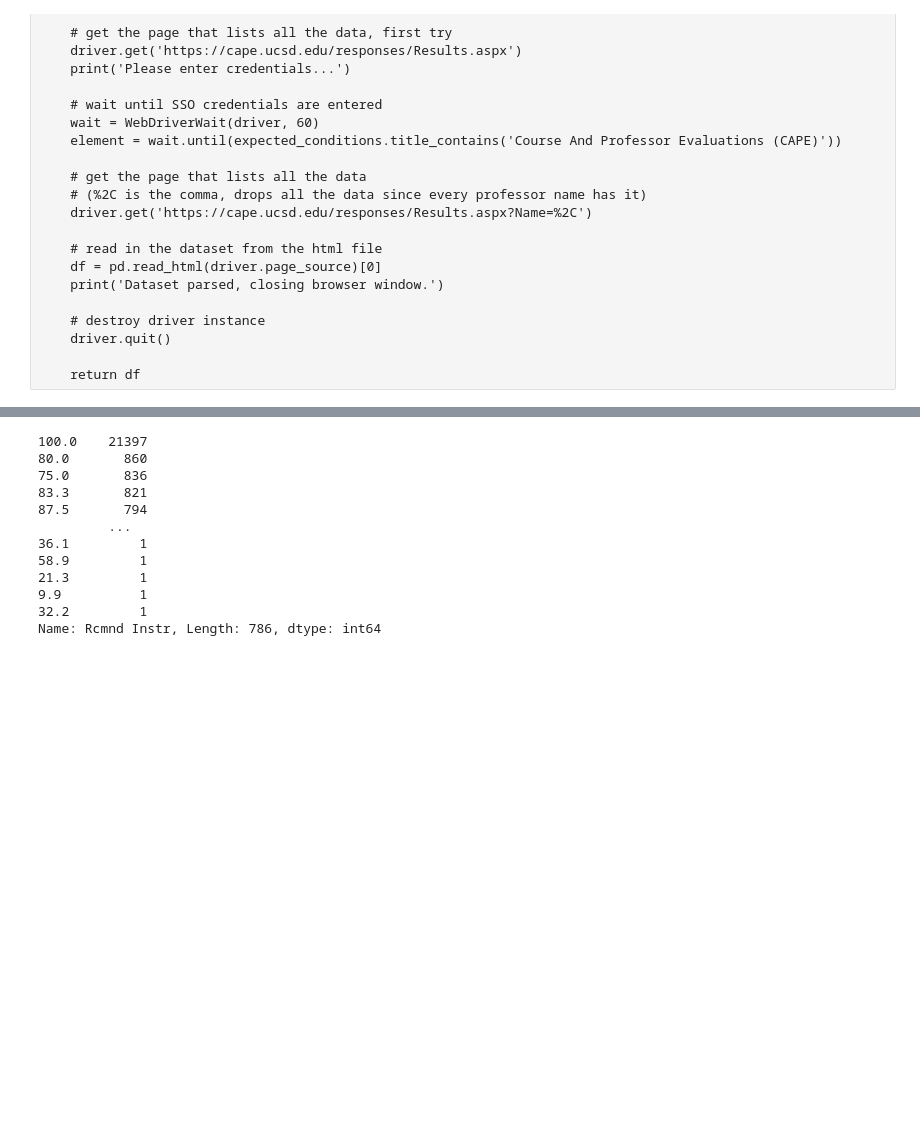
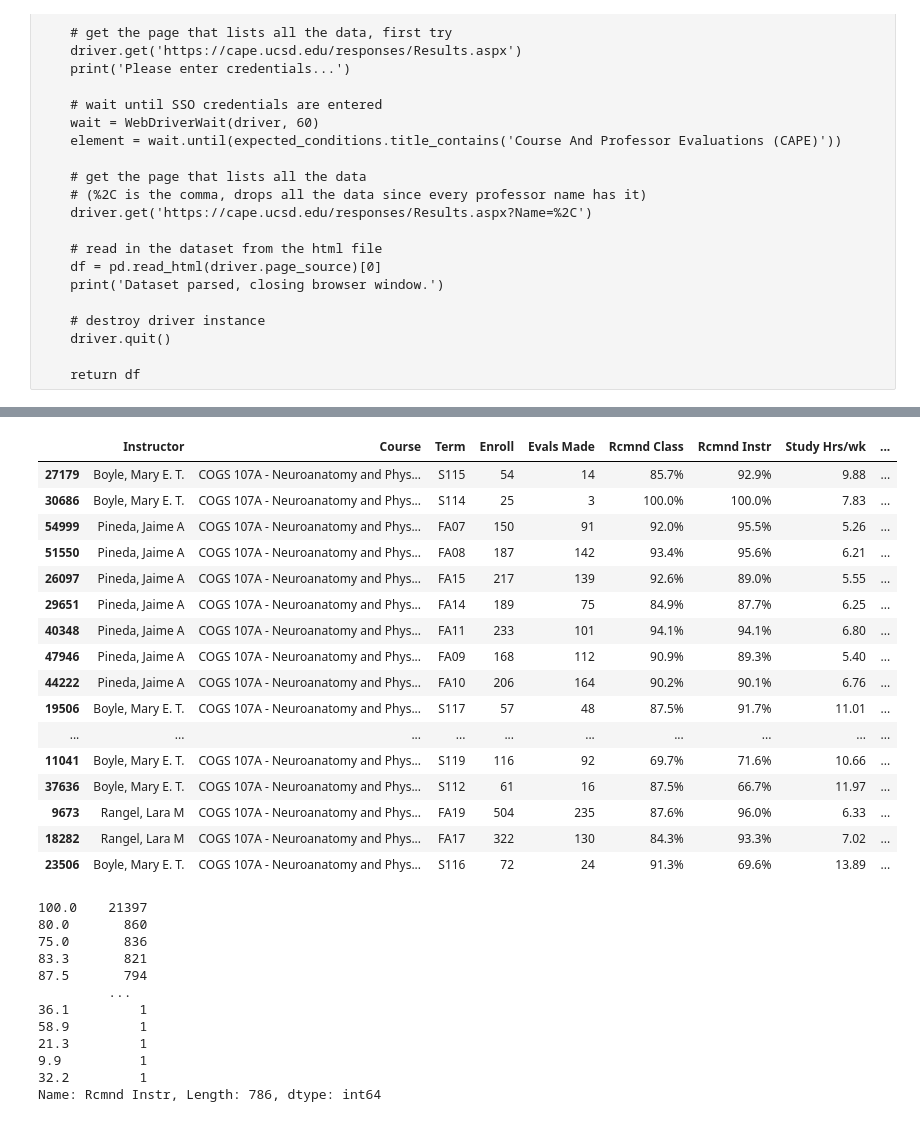
Before and after one commit to ptse8204/craveforcapes, a Jupyter notebook: scrapenotebook.ipynb, the cells around one changed output, grey strips where cells are left out. Drawn from its saved outputs; the diff is of its cells as text; code cells hidden in the pictures; blank space fills up the shorter version.

```diff
--- a/scrapenotebook.ipynb
+++ b/scrapenotebook.ipynb
@@ -182,3 +182,23 @@ df.sort_values("Reality vs Expectation", ascending=False).head(10)
+# %%
+df[df["Course"].str.contains("COGS 107A")].sort_values("Reality vs Expectation", ascending=False)
+# %% [output]
+|  | Instructor | Course | Term | Enroll | Evals Made | Rcmnd Class | Rcmnd Instr | Study Hrs/wk | ... |
+| 27179 | Boyle, Mary E. T. | COGS 107A - Neuroanatomy and Phys... | S115 | 54 | 14 | 85.7% | 92.9% | 9.88 | ... |
+| 30686 | Boyle, Mary E. T. | COGS 107A - Neuroanatomy and Phys... | S114 | 25 | 3 | 100.0% | 100.0% | 7.83 | ... |
+| 54999 | Pineda, Jaime A | COGS 107A - Neuroanatomy and Phys... | FA07 | 150 | 91 | 92.0% | 95.5% | 5.26 | ... |
+| 51550 | Pineda, Jaime A | COGS 107A - Neuroanatomy and Phys... | FA08 | 187 | 142 | 93.4% | 95.6% | 6.21 | ... |
+| 26097 | Pineda, Jaime A | COGS 107A - Neuroanatomy and Phys... | FA15 | 217 | 139 | 92.6% | 89.0% | 5.55 | ... |
+| 29651 | Pineda, Jaime A | COGS 107A - Neuroanatomy and Phys... | FA14 | 189 | 75 | 84.9% | 87.7% | 6.25 | ... |
+| 40348 | Pineda, Jaime A | COGS 107A - Neuroanatomy and Phys... | FA11 | 233 | 101 | 94.1% | 94.1% | 6.80 | ... |
+| 47946 | Pineda, Jaime A | COGS 107A - Neuroanatomy and Phys... | FA09 | 168 | 112 | 90.9% | 89.3% | 5.40 | ... |
+| 44222 | Pineda, Jaime A | COGS 107A - Neuroanatomy and Phys... | FA10 | 206 | 164 | 90.2% | 90.1% | 6.76 | ... |
+| 19506 | Boyle, Mary E. T. | COGS 107A - Neuroanatomy and Phys... | S117 | 57 | 48 | 87.5% | 91.7% | 11.01 | ... |
+| ... | ... | ... | ... | ... | ... | ... | ... | ... | ... |
+| 11041 | Boyle, Mary E. T. | COGS 107A - Neuroanatomy and Phys... | S119 | 116 | 92 | 69.7% | 71.6% | 10.66 | ... |
+| 37636 | Boyle, Mary E. T. | COGS 107A - Neuroanatomy and Phys... | S112 | 61 | 16 | 87.5% | 66.7% | 11.97 | ... |
+| 9673 | Rangel, Lara M | COGS 107A - Neuroanatomy and Phys... | FA19 | 504 | 235 | 87.6% | 96.0% | 6.33 | ... |
+| 18282 | Rangel, Lara M | COGS 107A - Neuroanatomy and Phys... | FA17 | 322 | 130 | 84.3% | 93.3% | 7.02 | ... |
+| 23506 | Boyle, Mary E. T. | COGS 107A - Neuroanatomy and Phys... | S116 | 72 | 24 | 91.3% | 69.6% | 13.89 | ... |
 # %%
 df.to_csv("capes.csv")
 # %%
```
Also changed, not shown: parts of 10 cells of this notebook, 2 other files.
